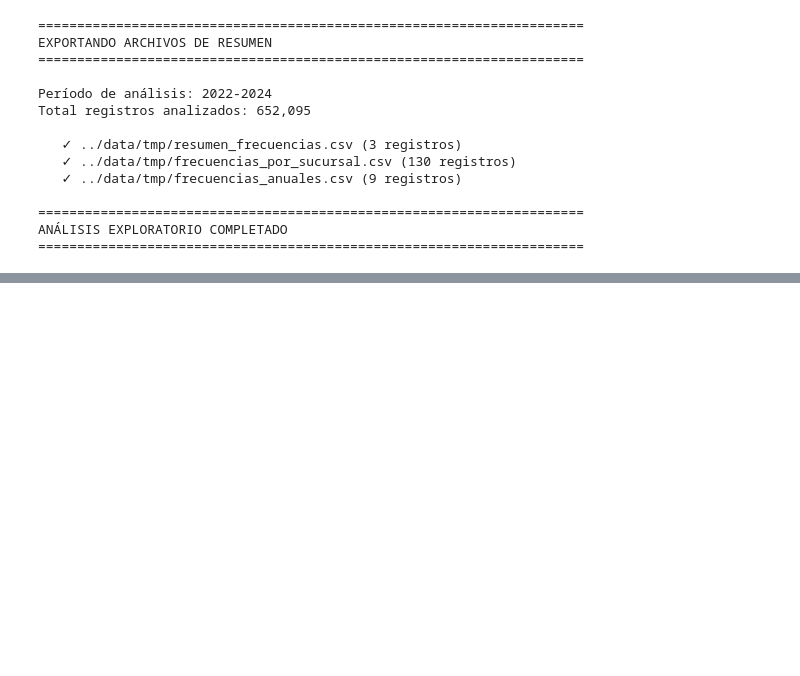
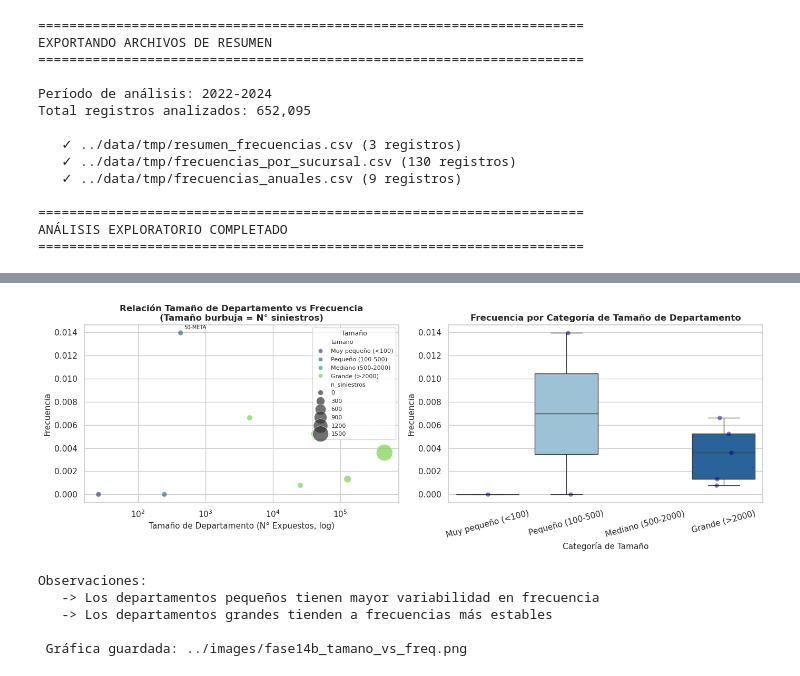
Before and after one commit to RiemannIntegrable/credibilidad-proyecto-final, a Jupyter notebook: notebooks/modelacion_frecuencia.ipynb, the cells around one changed output, grey strips where cells are left out. Saved outputs shown, nothing was run; the diff lists cells and outputs as text; code cells hidden in the pictures; blank space fills up the shorter version.

```diff
--- a/notebooks/modelacion_frecuencia.ipynb
+++ b/notebooks/modelacion_frecuencia.ipynb
@@ -2543,0 +2708,67 @@ ANÁLISIS EXPLORATORIO COMPLETADO
+# %%
+# Gráfica 14B.4: Tamaño de departamento vs Frecuencia
+freq_depto_total = df.groupby('DEPARTAMENTO').agg(
+    n_expuestos=('FRACCION_ANUAL', 'sum'),
+    n_siniestros=('TUVO_SINIESTRO', 'sum'),
+    n_sucursales=('COD_SUCURSAL', 'nunique')
+).reset_index()
+
+freq_depto_total['frecuencia'] = freq_depto_total['n_siniestros'] / freq_depto_total['n_expuestos']
+freq_depto_total['n_siniestros'] = freq_depto_total['n_siniestros'].astype(int)
+
+# Clasificar departamentos por tamaño
+freq_depto_total['tamano'] = pd.cut(freq_depto_total['n_expuestos'],
+                                    bins=[0, 100, 500, 2000, float('inf')],
+                                    labels=['Muy pequeño (<100)', 'Pequeño (100-500)',
+                                           'Mediano (500-2000)', 'Grande (>2000)'])
+
+fig, axes = plt.subplots(1, 2, figsize=(14, 5))
+
+# Scatter plot con escala log en x
+ax0 = axes[0]
+sns.scatterplot(data=freq_depto_total, x='n_expuestos', y='frecuencia',
+                hue='tamano', size='n_siniestros', sizes=(50, 500),
+                palette='viridis', alpha=0.7, ax=ax0)
+
+ax0.set_xscale('log')
+ax0.set_xlabel('Tamaño de Departamento (N° Expuestos, log)', fontsize=11)
+ax0.set_ylabel('Frecuencia', fontsize=11)
+ax0.set_title('Relación Tamaño de Departamento vs Frecuencia\n(Tamaño burbuja = N° siniestros)',
+              fontsize=12, fontweight='bold')
+ax0.legend(title='Tamaño', fontsize=8, title_fontsize=9, loc='upper right')
+
+# Anotar departamentos outlier (frecuencia > 1%)
+outliers = freq_depto_total[freq_depto_total['frecuencia'] > 0.01]
+for _, row in outliers.iterrows():
+    ax0.annotate(row['DEPARTAMENTO'][:15],
+                (row['n_expuestos'], row['frecuencia']),
+                textcoords="offset points", xytext=(5,5), fontsize=7)
+
+# Boxplot por categoría de tamaño
+ax1 = axes[1]
+orden_tamano = ['Muy pequeño (<100)', 'Pequeño (100-500)', 'Mediano (500-2000)', 'Grande (>2000)']
+sns.boxplot(data=freq_depto_total, x='tamano', y='frecuencia',
+            order=orden_tamano, palette='Blues', ax=ax1)
+sns.stripplot(data=freq_depto_total, x='tamano', y='frecuencia',
+             order=orden_tamano, color='darkblue', alpha=0.5, size=6, ax=ax1)
+
+ax1.set_xlabel('Categoría de Tamaño', fontsize=11)
+ax1.set_ylabel('Frecuencia', fontsize=11)
+ax1.set_title('Frecuencia por Categoría de Tamaño de Departamento', fontsize=12, fontweight='bold')
+ax1.tick_params(axis='x', rotation=15)
+
+plt.tight_layout()
+plt.savefig('../images/fase14b_tamano_vs_freq.png', dpi=150, bbox_inches='tight')
+plt.show()
+
+print("\nObservaciones:")
+print("   -> Los departamentos pequeños tienen mayor variabilidad en frecuencia")
+print("   -> Los departamentos grandes tienden a frecuencias más estables")
+print("\n Gráfica guardada: ../images/fase14b_tamano_vs_freq.png")
+# %% [output]
+[figure, added]
+Observaciones:
+   -> Los departamentos pequeños tienen mayor variabilidad en frecuencia
+   -> Los departamentos grandes tienden a frecuencias más estables
+
+ Gráfica guardada: ../images/fase14b_tamano_vs_freq.png
```
Also changed, not shown: parts of 23 cells of this notebook, 2 other files.
